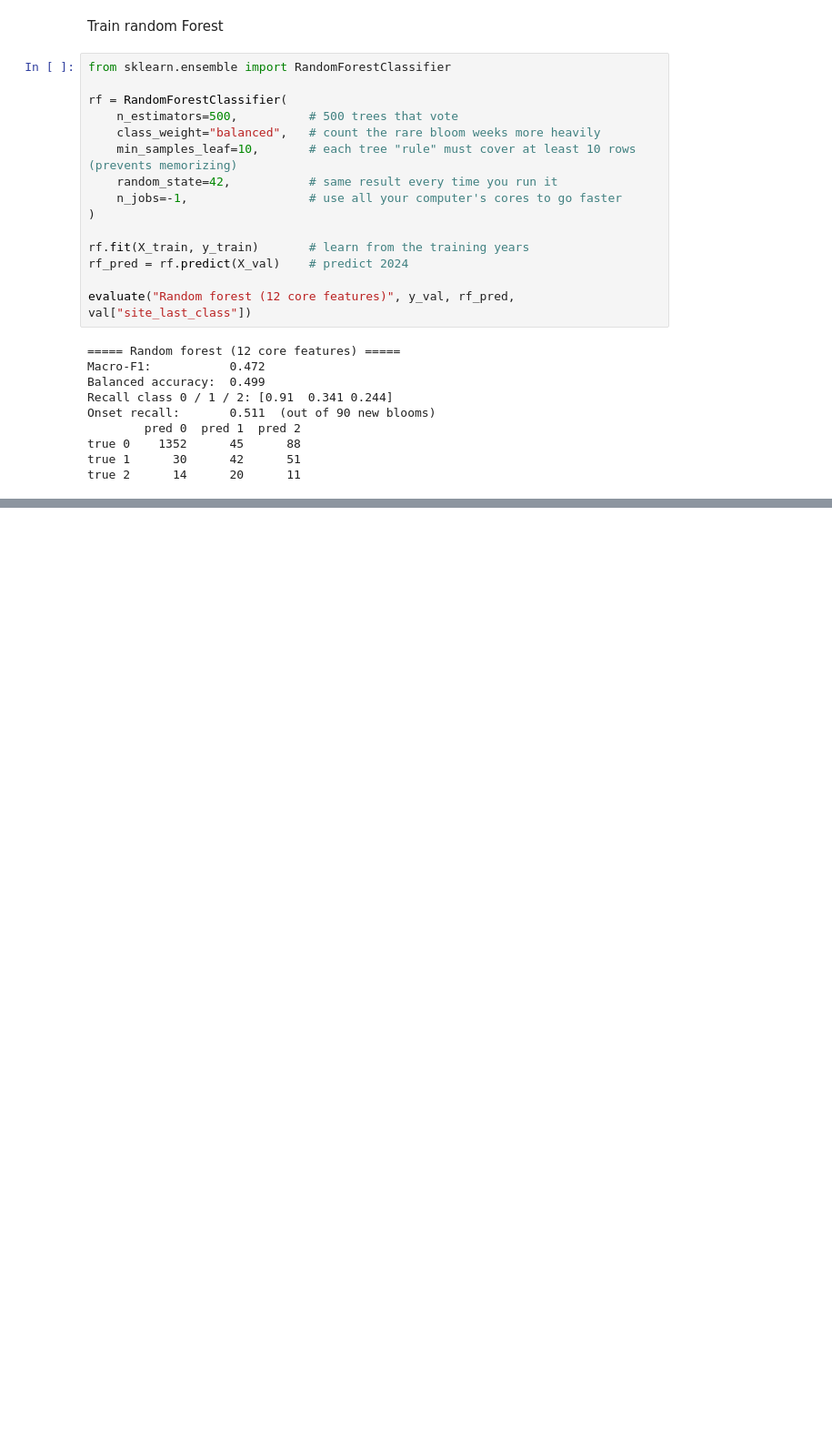
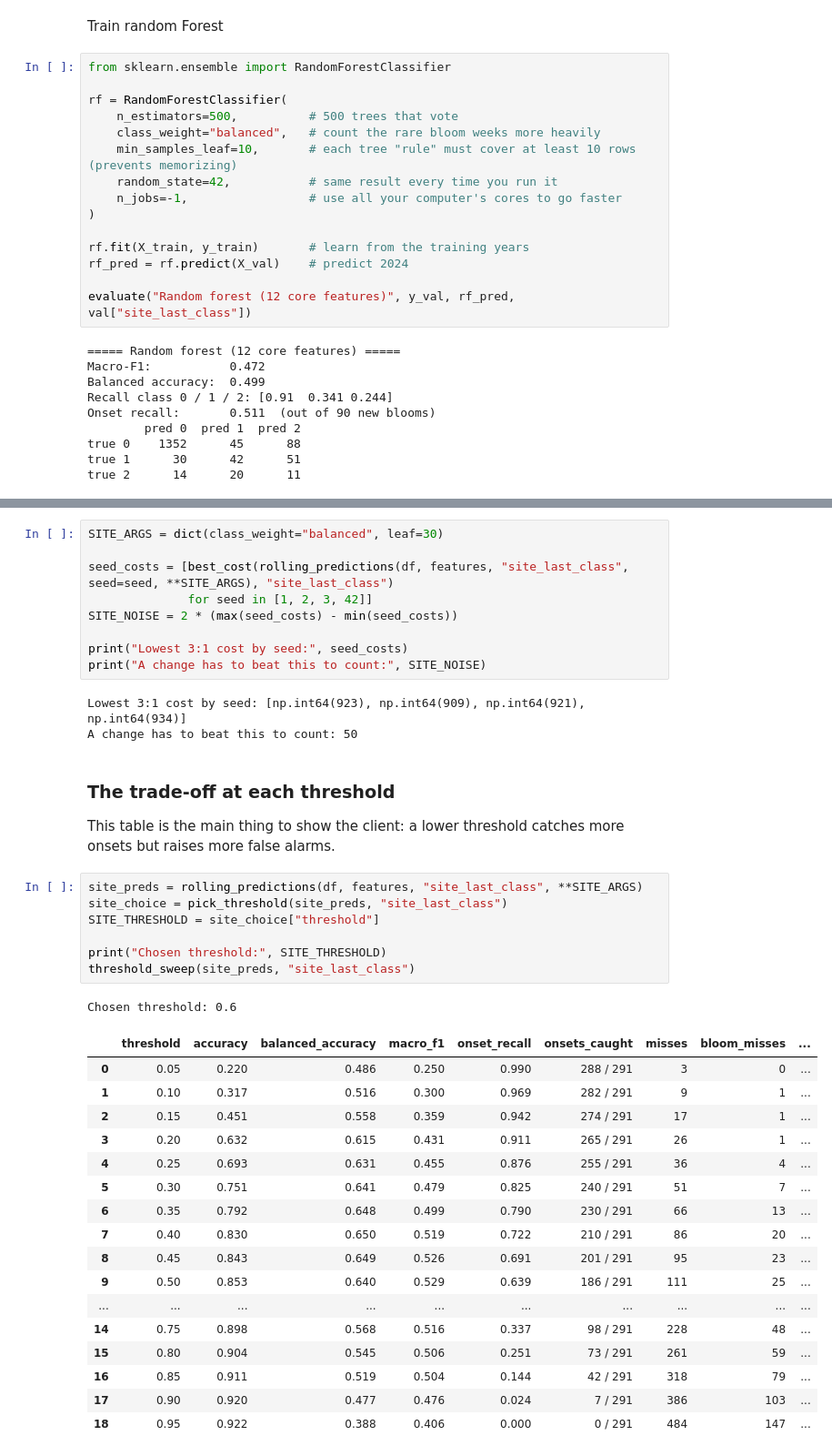
Before and after one commit to Break-Through-Tech/Biointerphase-1B-forecasting-harmful-algal-bloom-risk, a Jupyter notebook: notebooks/random_forest.ipynb, the cells around one changed output, grey strips where cells are left out. Shown at 91% size. Cells and saved outputs as stored; diff of their text form; blank space fills up the shorter version.

```diff
--- a/notebooks/random_forest.ipynb
+++ b/notebooks/random_forest.ipynb
@@ -143,0 +332,42 @@ true 2      14      20      11
+# %%
+SITE_ARGS = dict(class_weight="balanced", leaf=30)
+
+seed_costs = [best_cost(rolling_predictions(df, features, "site_last_class", seed=seed, **SITE_ARGS), "site_last_class")
+              for seed in [1, 2, 3, 42]]
+SITE_NOISE = 2 * (max(seed_costs) - min(seed_costs))
+
+print("Lowest 3:1 cost by seed:", seed_costs)
+print("A change has to beat this to count:", SITE_NOISE)
+# %% [output]
+Lowest 3:1 cost by seed: [np.int64(923), np.int64(909), np.int64(921), np.int64(934)]
+A change has to beat this to count: 50
+# %% [markdown]
+### The trade-off at each threshold
+
+This table is the main thing to show the client: a lower threshold catches more onsets but raises more false alarms.
+# %%
+site_preds = rolling_predictions(df, features, "site_last_class", **SITE_ARGS)
+site_choice = pick_threshold(site_preds, "site_last_class")
+SITE_THRESHOLD = site_choice["threshold"]
+
+print("Chosen threshold:", SITE_THRESHOLD)
+threshold_sweep(site_preds, "site_last_class")
+# %% [output]
+Chosen threshold: 0.6
+|  | threshold | accuracy | balanced_accuracy | macro_f1 | onset_recall | onsets_caught | misses | bloom_misses | ... |
+| 0 | 0.05 | 0.220 | 0.486 | 0.250 | 0.990 | 288 / 291 | 3 | 0 | ... |
+| 1 | 0.10 | 0.317 | 0.516 | 0.300 | 0.969 | 282 / 291 | 9 | 1 | ... |
+| 2 | 0.15 | 0.451 | 0.558 | 0.359 | 0.942 | 274 / 291 | 17 | 1 | ... |
+| 3 | 0.20 | 0.632 | 0.615 | 0.431 | 0.911 | 265 / 291 | 26 | 1 | ... |
+| 4 | 0.25 | 0.693 | 0.631 | 0.455 | 0.876 | 255 / 291 | 36 | 4 | ... |
+| 5 | 0.30 | 0.751 | 0.641 | 0.479 | 0.825 | 240 / 291 | 51 | 7 | ... |
+| 6 | 0.35 | 0.792 | 0.648 | 0.499 | 0.790 | 230 / 291 | 66 | 13 | ... |
+| 7 | 0.40 | 0.830 | 0.650 | 0.519 | 0.722 | 210 / 291 | 86 | 20 | ... |
+| 8 | 0.45 | 0.843 | 0.649 | 0.526 | 0.691 | 201 / 291 | 95 | 23 | ... |
+| 9 | 0.50 | 0.853 | 0.640 | 0.529 | 0.639 | 186 / 291 | 111 | 25 | ... |
+| ... | ... | ... | ... | ... | ... | ... | ... | ... | ... |
+| 14 | 0.75 | 0.898 | 0.568 | 0.516 | 0.337 | 98 / 291 | 228 | 48 | ... |
+| 15 | 0.80 | 0.904 | 0.545 | 0.506 | 0.251 | 73 / 291 | 261 | 59 | ... |
+| 16 | 0.85 | 0.911 | 0.519 | 0.504 | 0.144 | 42 / 291 | 318 | 79 | ... |
+| 17 | 0.90 | 0.920 | 0.477 | 0.476 | 0.024 | 7 / 291 | 386 | 103 | ... |
+| 18 | 0.95 | 0.922 | 0.388 | 0.406 | 0.000 | 0 / 291 | 484 | 147 | ... |
```
Also changed, not shown: parts of 32 cells of this notebook, 1 other file.
